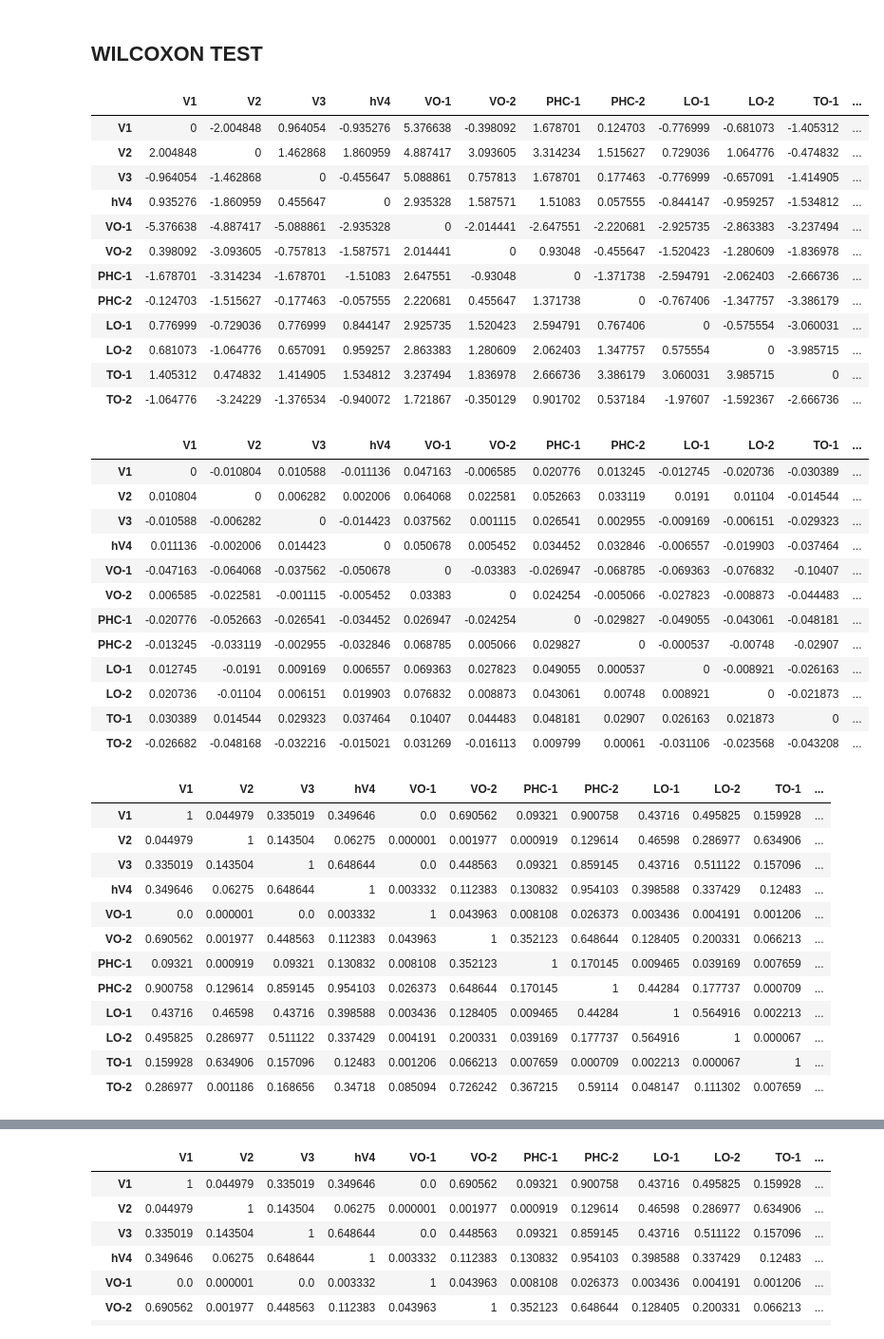
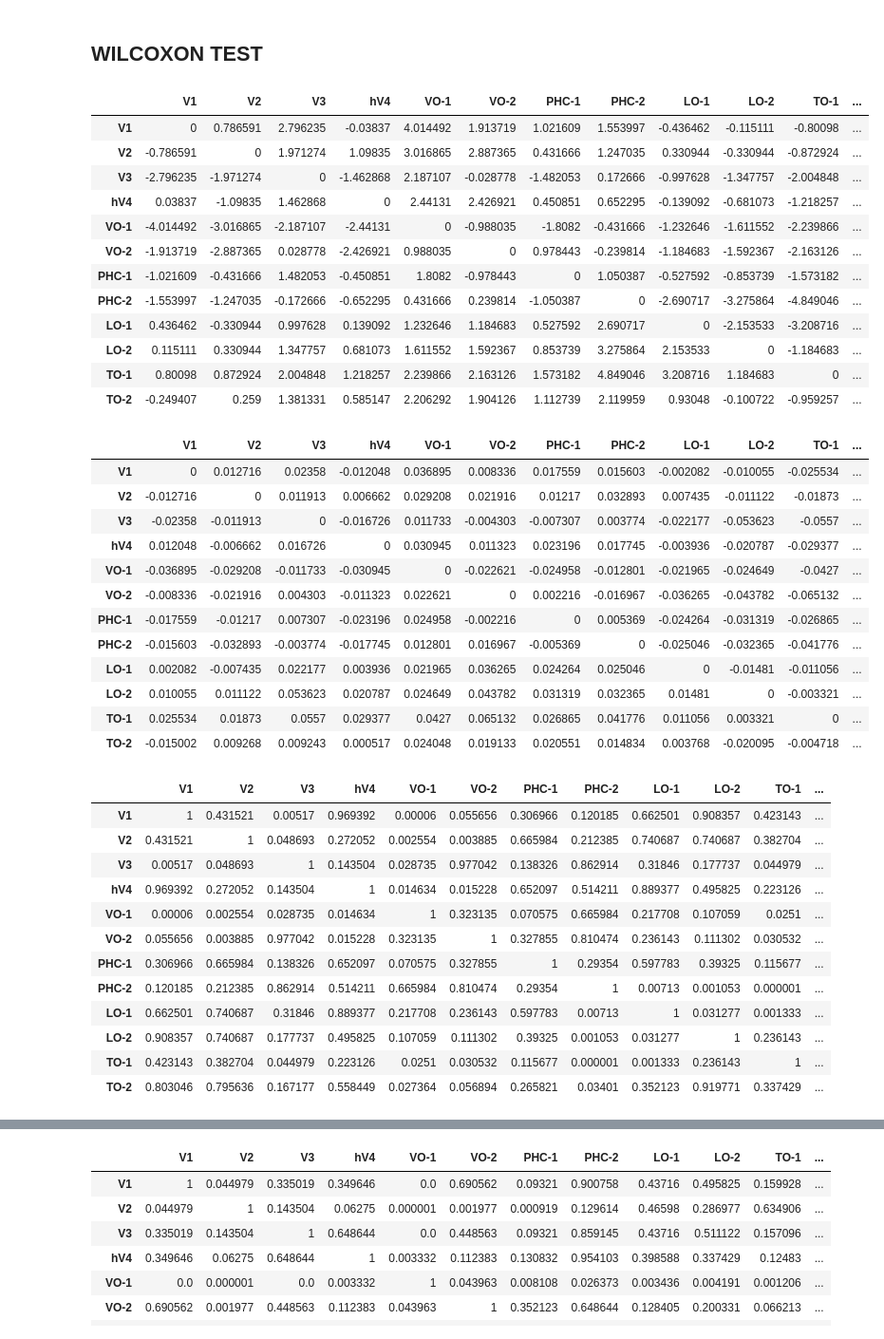
Before and after one commit to StanBgy/Thesis, a Jupyter notebook: src/flips.ipynb, the cells around one changed output, grey strips where cells are left out. Shown at 95% size. Saved outputs shown, nothing was run; the diff lists cells and outputs as text; code cells hidden in the pictures.

```diff
--- a/src/flips.ipynb
+++ b/src/flips.ipynb
@@ -224,51 +114,51 @@ plt.show()
 # %% [markdown]
 ## WILCOXON TEST
 # %%
-z_values_df_W, p_values_df_W, median_df_W = wilcoxon_test(subj_list, rois)
+z_values_df_W, p_values_df_W, median_df_W = wilcoxon_test(subj_list, rois, mode='train')
 z_values_df_W # check z values
 # %% [output]
 |  | V1 | V2 | V3 | hV4 | VO-1 | VO-2 | PHC-1 | PHC-2 | LO-1 | LO-2 | TO-1 | ... |
-| V1 | 0 | -2.004848 | 0.964054 | -0.935276 | 5.376638 | -0.398092 | 1.678701 | 0.124703 | -0.776999 | -0.681073 | -1.405312 | ... |
-| V2 | 2.004848 | 0 | 1.462868 | 1.860959 | 4.887417 | 3.093605 | 3.314234 | 1.515627 | 0.729036 | 1.064776 | -0.474832 | ... |
-| V3 | -0.964054 | -1.462868 | 0 | -0.455647 | 5.088861 | 0.757813 | 1.678701 | 0.177463 | -0.776999 | -0.657091 | -1.414905 | ... |
-| hV4 | 0.935276 | -1.860959 | 0.455647 | 0 | 2.935328 | 1.587571 | 1.51083 | 0.057555 | -0.844147 | -0.959257 | -1.534812 | ... |
-| VO-1 | -5.376638 | -4.887417 | -5.088861 | -2.935328 | 0 | -2.014441 | -2.647551 | -2.220681 | -2.925735 | -2.863383 | -3.237494 | ... |
-| VO-2 | 0.398092 | -3.093605 | -0.757813 | -1.587571 | 2.014441 | 0 | 0.93048 | -0.455647 | -1.520423 | -1.280609 | -1.836978 | ... |
-| PHC-1 | -1.678701 | -3.314234 | -1.678701 | -1.51083 | 2.647551 | -0.93048 | 0 | -1.371738 | -2.594791 | -2.062403 | -2.666736 | ... |
-| PHC-2 | -0.124703 | -1.515627 | -0.177463 | -0.057555 | 2.220681 | 0.455647 | 1.371738 | 0 | -0.767406 | -1.347757 | -3.386179 | ... |
-| LO-1 | 0.776999 | -0.729036 | 0.776999 | 0.844147 | 2.925735 | 1.520423 | 2.594791 | 0.767406 | 0 | -0.575554 | -3.060031 | ... |
-| LO-2 | 0.681073 | -1.064776 | 0.657091 | 0.959257 | 2.863383 | 1.280609 | 2.062403 | 1.347757 | 0.575554 | 0 | -3.985715 | ... |
-| TO-1 | 1.405312 | 0.474832 | 1.414905 | 1.534812 | 3.237494 | 1.836978 | 2.666736 | 3.386179 | 3.060031 | 3.985715 | 0 | ... |
-| TO-2 | -1.064776 | -3.24229 | -1.376534 | -0.940072 | 1.721867 | -0.350129 | 0.901702 | 0.537184 | -1.97607 | -1.592367 | -2.666736 | ... |
+| V1 | 0 | 0.786591 | 2.796235 | -0.03837 | 4.014492 | 1.913719 | 1.021609 | 1.553997 | -0.436462 | -0.115111 | -0.80098 | ... |
+| V2 | -0.786591 | 0 | 1.971274 | 1.09835 | 3.016865 | 2.887365 | 0.431666 | 1.247035 | 0.330944 | -0.330944 | -0.872924 | ... |
+| V3 | -2.796235 | -1.971274 | 0 | -1.462868 | 2.187107 | -0.028778 | -1.482053 | 0.172666 | -0.997628 | -1.347757 | -2.004848 | ... |
+| hV4 | 0.03837 | -1.09835 | 1.462868 | 0 | 2.44131 | 2.426921 | 0.450851 | 0.652295 | -0.139092 | -0.681073 | -1.218257 | ... |
+| VO-1 | -4.014492 | -3.016865 | -2.187107 | -2.44131 | 0 | -0.988035 | -1.8082 | -0.431666 | -1.232646 | -1.611552 | -2.239866 | ... |
+| VO-2 | -1.913719 | -2.887365 | 0.028778 | -2.426921 | 0.988035 | 0 | 0.978443 | -0.239814 | -1.184683 | -1.592367 | -2.163126 | ... |
+| PHC-1 | -1.021609 | -0.431666 | 1.482053 | -0.450851 | 1.8082 | -0.978443 | 0 | 1.050387 | -0.527592 | -0.853739 | -1.573182 | ... |
+| PHC-2 | -1.553997 | -1.247035 | -0.172666 | -0.652295 | 0.431666 | 0.239814 | -1.050387 | 0 | -2.690717 | -3.275864 | -4.849046 | ... |
+| LO-1 | 0.436462 | -0.330944 | 0.997628 | 0.139092 | 1.232646 | 1.184683 | 0.527592 | 2.690717 | 0 | -2.153533 | -3.208716 | ... |
+| LO-2 | 0.115111 | 0.330944 | 1.347757 | 0.681073 | 1.611552 | 1.592367 | 0.853739 | 3.275864 | 2.153533 | 0 | -1.184683 | ... |
+| TO-1 | 0.80098 | 0.872924 | 2.004848 | 1.218257 | 2.239866 | 2.163126 | 1.573182 | 4.849046 | 3.208716 | 1.184683 | 0 | ... |
+| TO-2 | -0.249407 | 0.259 | 1.381331 | 0.585147 | 2.206292 | 1.904126 | 1.112739 | 2.119959 | 0.93048 | -0.100722 | -0.959257 | ... |
 # %%
 median_df_W
 # %% [output]
 |  | V1 | V2 | V3 | hV4 | VO-1 | VO-2 | PHC-1 | PHC-2 | LO-1 | LO-2 | TO-1 | ... |
-| V1 | 0 | -0.010804 | 0.010588 | -0.011136 | 0.047163 | -0.006585 | 0.020776 | 0.013245 | -0.012745 | -0.020736 | -0.030389 | ... |
-| V2 | 0.010804 | 0 | 0.006282 | 0.002006 | 0.064068 | 0.022581 | 0.052663 | 0.033119 | 0.0191 | 0.01104 | -0.014544 | ... |
-| V3 | -0.010588 | -0.006282 | 0 | -0.014423 | 0.037562 | 0.001115 | 0.026541 | 0.002955 | -0.009169 | -0.006151 | -0.029323 | ... |
-| hV4 | 0.011136 | -0.002006 | 0.014423 | 0 | 0.050678 | 0.005452 | 0.034452 | 0.032846 | -0.006557 | -0.019903 | -0.037464 | ... |
-| VO-1 | -0.047163 | -0.064068 | -0.037562 | -0.050678 | 0 | -0.03383 | -0.026947 | -0.068785 | -0.069363 | -0.076832 | -0.10407 | ... |
-| VO-2 | 0.006585 | -0.022581 | -0.001115 | -0.005452 | 0.03383 | 0 | 0.024254 | -0.005066 | -0.027823 | -0.008873 | -0.044483 | ... |
-| PHC-1 | -0.020776 | -0.052663 | -0.026541 | -0.034452 | 0.026947 | -0.024254 | 0 | -0.029827 | -0.049055 | -0.043061 | -0.048181 | ... |
-| PHC-2 | -0.013245 | -0.033119 | -0.002955 | -0.032846 | 0.068785 | 0.005066 | 0.029827 | 0 | -0.000537 | -0.00748 | -0.02907 | ... |
-| LO-1 | 0.012745 | -0.0191 | 0.009169 | 0.006557 | 0.069363 | 0.027823 | 0.049055 | 0.000537 | 0 | -0.008921 | -0.026163 | ... |
-| LO-2 | 0.020736 | -0.01104 | 0.006151 | 0.019903 | 0.076832 | 0.008873 | 0.043061 | 0.00748 | 0.008921 | 0 | -0.021873 | ... |
-| TO-1 | 0.030389 | 0.014544 | 0.029323 | 0.037464 | 0.10407 | 0.044483 | 0.048181 | 0.02907 | 0.026163 | 0.021873 | 0 | ... |
-| TO-2 | -0.026682 | -0.048168 | -0.032216 | -0.015021 | 0.031269 | -0.016113 | 0.009799 | 0.00061 | -0.031106 | -0.023568 | -0.043208 | ... |
+| V1 | 0 | 0.012716 | 0.02358 | -0.012048 | 0.036895 | 0.008336 | 0.017559 | 0.015603 | -0.002082 | -0.010055 | -0.025534 | ... |
+| V2 | -0.012716 | 0 | 0.011913 | 0.006662 | 0.029208 | 0.021916 | 0.01217 | 0.032893 | 0.007435 | -0.011122 | -0.01873 | ... |
+| V3 | -0.02358 | -0.011913 | 0 | -0.016726 | 0.011733 | -0.004303 | -0.007307 | 0.003774 | -0.022177 | -0.053623 | -0.0557 | ... |
+| hV4 | 0.012048 | -0.006662 | 0.016726 | 0 | 0.030945 | 0.011323 | 0.023196 | 0.017745 | -0.003936 | -0.020787 | -0.029377 | ... |
+| VO-1 | -0.036895 | -0.029208 | -0.011733 | -0.030945 | 0 | -0.022621 | -0.024958 | -0.012801 | -0.021965 | -0.024649 | -0.0427 | ... |
+| VO-2 | -0.008336 | -0.021916 | 0.004303 | -0.011323 | 0.022621 | 0 | 0.002216 | -0.016967 | -0.036265 | -0.043782 | -0.065132 | ... |
+| PHC-1 | -0.017559 | -0.01217 | 0.007307 | -0.023196 | 0.024958 | -0.002216 | 0 | 0.005369 | -0.024264 | -0.031319 | -0.026865 | ... |
+| PHC-2 | -0.015603 | -0.032893 | -0.003774 | -0.017745 | 0.012801 | 0.016967 | -0.005369 | 0 | -0.025046 | -0.032365 | -0.041776 | ... |
+| LO-1 | 0.002082 | -0.007435 | 0.022177 | 0.003936 | 0.021965 | 0.036265 | 0.024264 | 0.025046 | 0 | -0.01481 | -0.011056 | ... |
+| LO-2 | 0.010055 | 0.011122 | 0.053623 | 0.020787 | 0.024649 | 0.043782 | 0.031319 | 0.032365 | 0.01481 | 0 | -0.003321 | ... |
+| TO-1 | 0.025534 | 0.01873 | 0.0557 | 0.029377 | 0.0427 | 0.065132 | 0.026865 | 0.041776 | 0.011056 | 0.003321 | 0 | ... |
+| TO-2 | -0.015002 | 0.009268 | 0.009243 | 0.000517 | 0.024048 | 0.019133 | 0.020551 | 0.014834 | 0.003768 | -0.020095 | -0.004718 | ... |
 # %%
 p_values_df_W
 # %% [output]
 |  | V1 | V2 | V3 | hV4 | VO-1 | VO-2 | PHC-1 | PHC-2 | LO-1 | LO-2 | TO-1 | ... |
-| V1 | 1 | 0.044979 | 0.335019 | 0.349646 | 0.0 | 0.690562 | 0.09321 | 0.900758 | 0.43716 | 0.495825 | 0.159928 | ... |
-| V2 | 0.044979 | 1 | 0.143504 | 0.06275 | 0.000001 | 0.001977 | 0.000919 | 0.129614 | 0.46598 | 0.286977 | 0.634906 | ... |
-| V3 | 0.335019 | 0.143504 | 1 | 0.648644 | 0.0 | 0.448563 | 0.09321 | 0.859145 | 0.43716 | 0.511122 | 0.157096 | ... |
-| hV4 | 0.349646 | 0.06275 | 0.648644 | 1 | 0.003332 | 0.112383 | 0.130832 | 0.954103 | 0.398588 | 0.337429 | 0.12483 | ... |
-| VO-1 | 0.0 | 0.000001 | 0.0 | 0.003332 | 1 | 0.043963 | 0.008108 | 0.026373 | 0.003436 | 0.004191 | 0.001206 | ... |
-| VO-2 | 0.690562 | 0.001977 | 0.448563 | 0.112383 | 0.043963 | 1 | 0.352123 | 0.648644 | 0.128405 | 0.200331 | 0.066213 | ... |
-| PHC-1 | 0.09321 | 0.000919 | 0.09321 | 0.130832 | 0.008108 | 0.352123 | 1 | 0.170145 | 0.009465 | 0.039169 | 0.007659 | ... |
-| PHC-2 | 0.900758 | 0.129614 | 0.859145 | 0.954103 | 0.026373 | 0.648644 | 0.170145 | 1 | 0.44284 | 0.177737 | 0.000709 | ... |
-| LO-1 | 0.43716 | 0.46598 | 0.43716 | 0.398588 | 0.003436 | 0.128405 | 0.009465 | 0.44284 | 1 | 0.564916 | 0.002213 | ... |
-| LO-2 | 0.495825 | 0.286977 | 0.511122 | 0.337429 | 0.004191 | 0.200331 | 0.039169 | 0.177737 | 0.564916 | 1 | 0.000067 | ... |
-| TO-1 | 0.159928 | 0.634906 | 0.157096 | 0.12483 | 0.001206 | 0.066213 | 0.007659 | 0.000709 | 0.002213 | 0.000067 | 1 | ... |
-| TO-2 | 0.286977 | 0.001186 | 0.168656 | 0.34718 | 0.085094 | 0.726242 | 0.367215 | 0.59114 | 0.048147 | 0.111302 | 0.007659 | ... |
+| V1 | 1 | 0.431521 | 0.00517 | 0.969392 | 0.00006 | 0.055656 | 0.306966 | 0.120185 | 0.662501 | 0.908357 | 0.423143 | ... |
+| V2 | 0.431521 | 1 | 0.048693 | 0.272052 | 0.002554 | 0.003885 | 0.665984 | 0.212385 | 0.740687 | 0.740687 | 0.382704 | ... |
+| V3 | 0.00517 | 0.048693 | 1 | 0.143504 | 0.028735 | 0.977042 | 0.138326 | 0.862914 | 0.31846 | 0.177737 | 0.044979 | ... |
+| hV4 | 0.969392 | 0.272052 | 0.143504 | 1 | 0.014634 | 0.015228 | 0.652097 | 0.514211 | 0.889377 | 0.495825 | 0.223126 | ... |
+| VO-1 | 0.00006 | 0.002554 | 0.028735 | 0.014634 | 1 | 0.323135 | 0.070575 | 0.665984 | 0.217708 | 0.107059 | 0.0251 | ... |
+| VO-2 | 0.055656 | 0.003885 | 0.977042 | 0.015228 | 0.323135 | 1 | 0.327855 | 0.810474 | 0.236143 | 0.111302 | 0.030532 | ... |
+| PHC-1 | 0.306966 | 0.665984 | 0.138326 | 0.652097 | 0.070575 | 0.327855 | 1 | 0.29354 | 0.597783 | 0.39325 | 0.115677 | ... |
+| PHC-2 | 0.120185 | 0.212385 | 0.862914 | 0.514211 | 0.665984 | 0.810474 | 0.29354 | 1 | 0.00713 | 0.001053 | 0.000001 | ... |
+| LO-1 | 0.662501 | 0.740687 | 0.31846 | 0.889377 | 0.217708 | 0.236143 | 0.597783 | 0.00713 | 1 | 0.031277 | 0.001333 | ... |
+| LO-2 | 0.908357 | 0.740687 | 0.177737 | 0.495825 | 0.107059 | 0.111302 | 0.39325 | 0.001053 | 0.031277 | 1 | 0.236143 | ... |
+| TO-1 | 0.423143 | 0.382704 | 0.044979 | 0.223126 | 0.0251 | 0.030532 | 0.115677 | 0.000001 | 0.001333 | 0.236143 | 1 | ... |
+| TO-2 | 0.803046 | 0.795636 | 0.167177 | 0.558449 | 0.027364 | 0.056894 | 0.265821 | 0.03401 | 0.352123 | 0.919771 | 0.337429 | ... |
```
Also changed, not shown: parts of 18 cells of this notebook, 25 other files.
